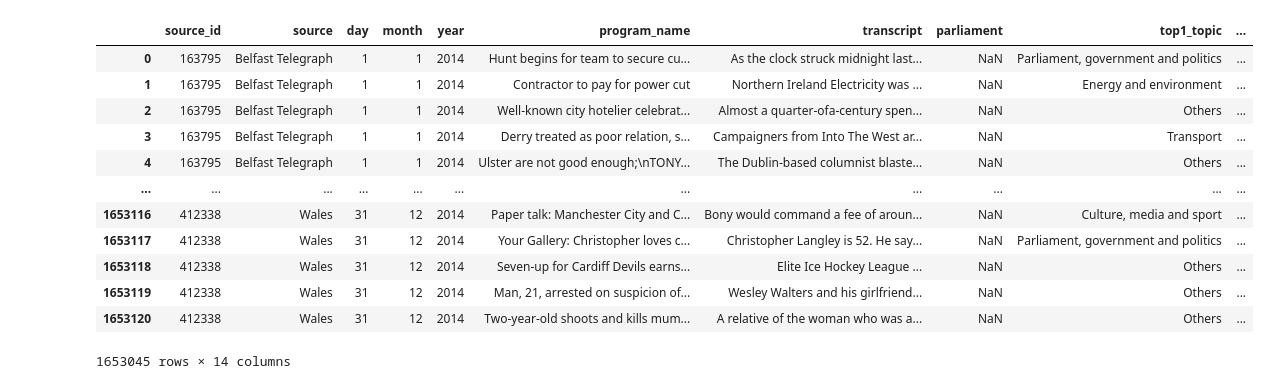
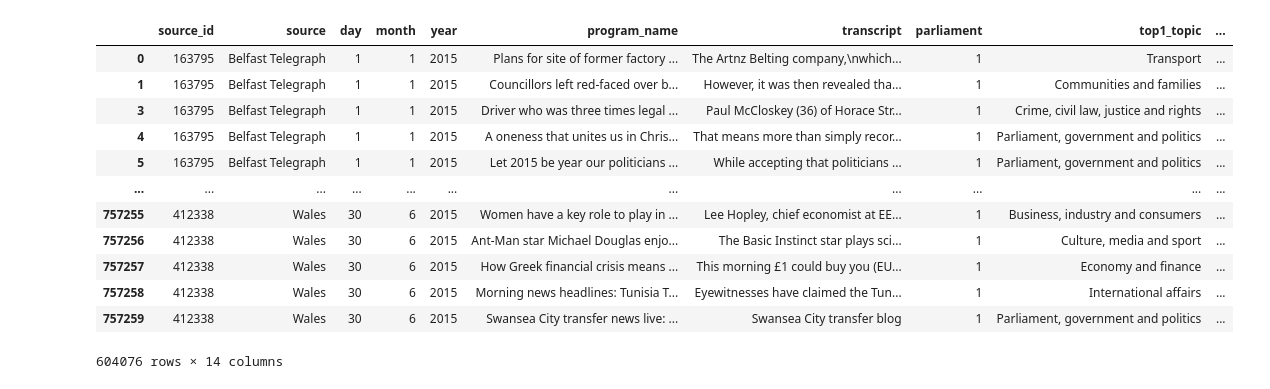
Before and after one commit to kaushik-rohit/news_analysis, a Jupyter notebook: news_analysis/topics/window_news_classification.ipynb, the cells around one changed output. Cells and saved outputs as stored; diff of their text form; code cells hidden in the pictures.

```diff
--- a/news_analysis/topics/window_news_classification.ipynb
+++ b/news_analysis/topics/window_news_classification.ipynb
@@ -134,26 +120,28 @@ max date:  2015-01-02 00:00:00
 # %%
 del df
 # %%
-articles = pd.read_csv('./data/news_2014_predictions.csv')
+articles = pd.read_csv('./data/news_predictions/news_2015_predictions.csv')
 # %%
 articles = articles.dropna(subset=['transcript'])
+articles = articles.loc[articles.top1_topic != 'Others']
 # %%
 articles = articles.drop(['Unnamed: 0'], axis=1)
+articles = articles.loc[articles.month.isin([1,2,3,4,5,6])]
 articles
 # %% [output]
 |  | source_id | source | day | month | year | program_name | transcript | parliament | top1_topic | ... |
-| 0 | 163795 | Belfast Telegraph | 1 | 1 | 2014 | Hunt begins for team to secure cu... | As the clock struck midnight last... | NaN | Parliament, government and politics | ... |
-| 1 | 163795 | Belfast Telegraph | 1 | 1 | 2014 | Contractor to pay for power cut | Northern Ireland Electricity was ... | NaN | Energy and environment | ... |
-| 2 | 163795 | Belfast Telegraph | 1 | 1 | 2014 | Well-known city hotelier celebrat... | Almost a quarter-ofa-century spen... | NaN | Others | ... |
-| 3 | 163795 | Belfast Telegraph | 1 | 1 | 2014 | Derry treated as poor relation, s... | Campaigners from Into The West ar... | NaN | Transport | ... |
-| 4 | 163795 | Belfast Telegraph | 1 | 1 | 2014 | Ulster are not good enough;\nTONY... | The Dublin-based columnist blaste... | NaN | Others | ... |
+| 0 | 163795 | Belfast Telegraph | 1 | 1 | 2015 | Plans for site of former factory ... | The Artnz Belting company,\nwhich... | 1 | Transport | ... |
+| 1 | 163795 | Belfast Telegraph | 1 | 1 | 2015 | Councillors left red-faced over b... | However, it was then revealed tha... | 1 | Communities and families | ... |
+| 3 | 163795 | Belfast Telegraph | 1 | 1 | 2015 | Driver who was three times legal ... | Paul McCloskey (36) of Horace Str... | 1 | Crime, civil law, justice and rights | ... |
+| 4 | 163795 | Belfast Telegraph | 1 | 1 | 2015 | A oneness that unites us in Chris... | That means more than simply recor... | 1 | Parliament, government and politics | ... |
+| 5 | 163795 | Belfast Telegraph | 1 | 1 | 2015 | Let 2015 be year our politicians ... | While accepting that politicians ... | 1 | Parliament, government and politics | ... |
 | ... | ... | ... | ... | ... | ... | ... | ... | ... | ... | ... |
-| 1653116 | 412338 | Wales | 31 | 12 | 2014 | Paper talk: Manchester City and C... | Bony would command a fee of aroun... | NaN | Culture, media and sport | ... |
-| 1653117 | 412338 | Wales | 31 | 12 | 2014 | Your Gallery: Christopher loves c... | Christopher Langley is 52. He say... | NaN | Parliament, government and politics | ... |
-| 1653118 | 412338 | Wales | 31 | 12 | 2014 | Seven-up for Cardiff Devils earns... | Elite Ice Hockey League ... | NaN | Others | ... |
-| 1653119 | 412338 | Wales | 31 | 12 | 2014 | Man, 21, arrested on suspicion of... | Wesley Walters and his girlfriend... | NaN | Others | ... |
-| 1653120 | 412338 | Wales | 31 | 12 | 2014 | Two-year-old shoots and kills mum... | A relative of the woman who was a... | NaN | Others | ... |
+| 757255 | 412338 | Wales | 30 | 6 | 2015 | Women have a key role to play in ... | Lee Hopley, chief economist at EE... | 1 | Business, industry and consumers | ... |
+| 757256 | 412338 | Wales | 30 | 6 | 2015 | Ant-Man star Michael Douglas enjo... | The Basic Instinct star plays sci... | 1 | Culture, media and sport | ... |
+| 757257 | 412338 | Wales | 30 | 6 | 2015 | How Greek financial crisis means ... | This morning £1 could buy you (EU... | 1 | Economy and finance | ... |
+| 757258 | 412338 | Wales | 30 | 6 | 2015 | Morning news headlines: Tunisia T... | Eyewitnesses have claimed the Tun... | 1 | International affairs | ... |
+| 757259 | 412338 | Wales | 30 | 6 | 2015 | Swansea City transfer news live: ... | Swansea City transfer blog | 1 | Parliament, government and politics | ... |
-1653045 rows × 14 columns
+604076 rows × 14 columns
 # %%
 vector = []
 transcripts = articles.transcript.values
```
Also changed, not shown: parts of 20 cells of this notebook.
